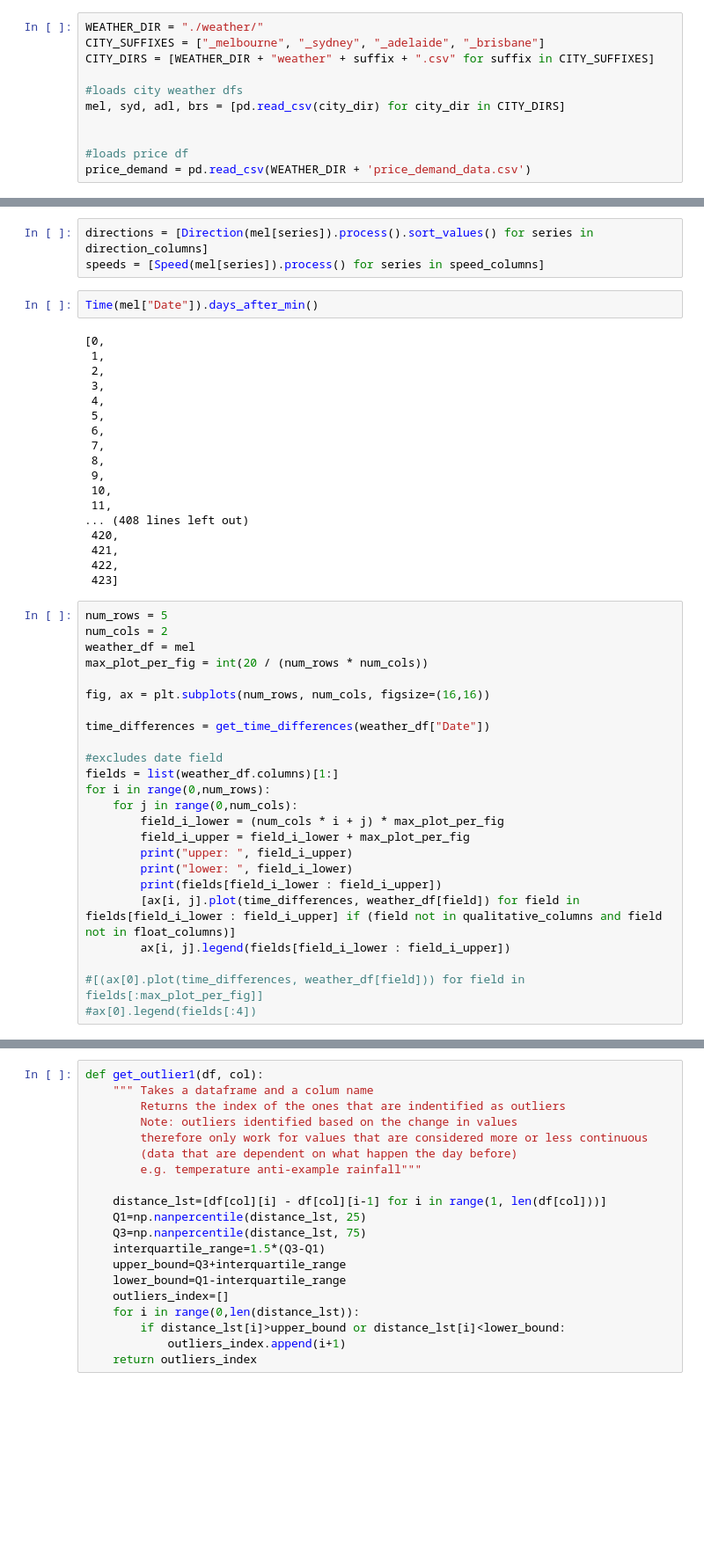
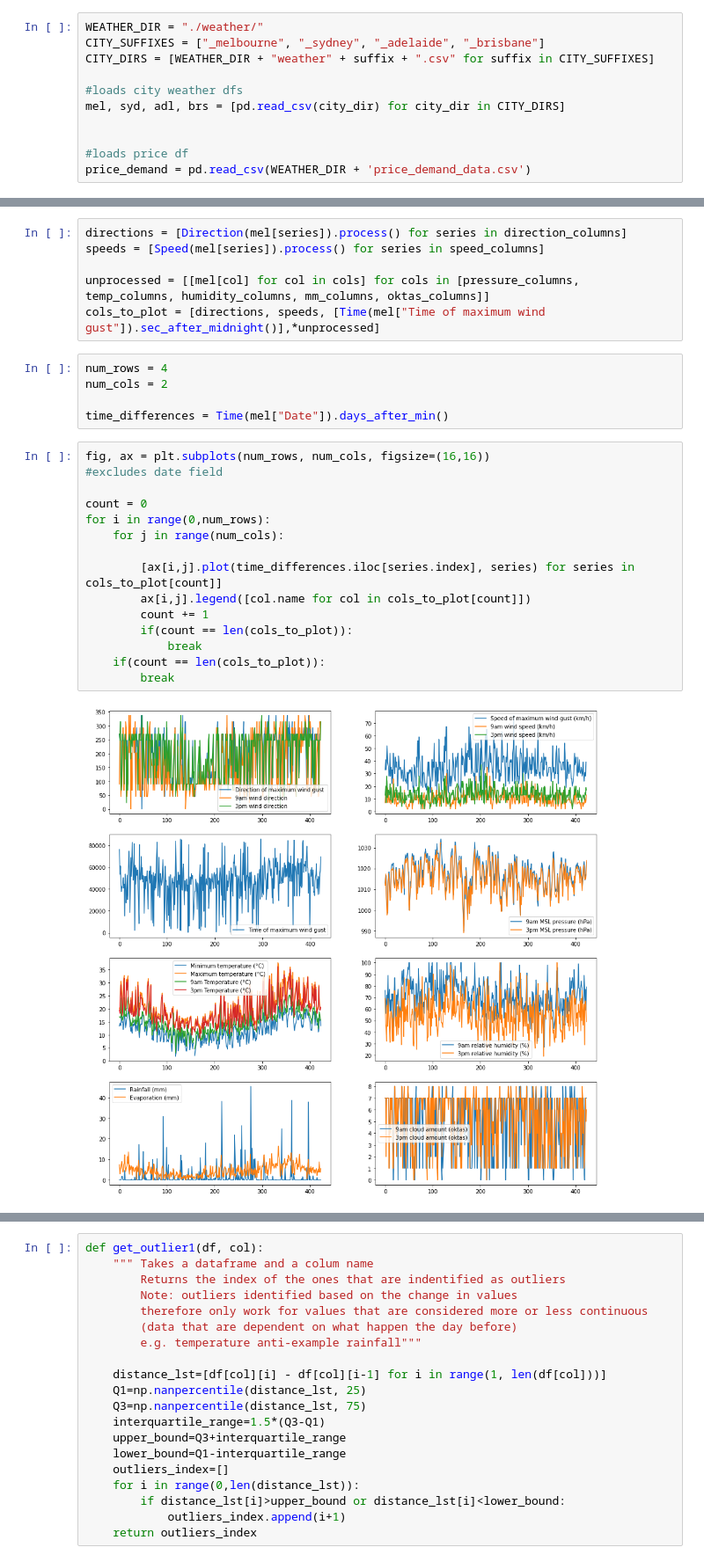
Before and after one commit to sha256yan/weather_analysis, a Jupyter notebook: Template.ipynb, the cells around one changed output, grey strips where cells are left out. Shown at 88% size. Cells and saved outputs as stored; diff of their text form; blank space fills up the shorter version.

Commit message:
ad hoc plots categorised based on their unit of measurement produced

```diff
--- a/Template.ipynb
+++ b/Template.ipynb
@@ -26,47 +62,28 @@ speed_columns = ["Speed of maximum wind gust (km/h)", "9am wind speed (km/h)", "
-# %%
-directions = [Direction(mel[series]).process().sort_values() for series in direction_columns]
-speeds = [Speed(mel[series]).process() for series in speed_columns]
-# %%
-Time(mel["Date"]).days_after_min()
-# %% [output]
-[0,
- 1,
- 2,
- 3,
- 4,
- 5,
- 6,
- 7,
- 8,
- 9,
- 10,
- 11,
-... (408 lines left out)
- 420,
- 421,
- 422,
- 423]
+# %%
+directions = [Direction(mel[series]).process() for series in direction_columns]
+speeds = [Speed(mel[series]).process() for series in speed_columns]
+
+unprocessed = [[mel[col] for col in cols] for cols in [pressure_columns, temp_columns, humidity_columns, mm_columns, oktas_columns]]
+cols_to_plot = [directions, speeds, [Time(mel["Time of maximum wind gust"]).sec_after_midnight()],*unprocessed]
+# %%
+num_rows = 4
+num_cols = 2
+
+time_differences = Time(mel["Date"]).days_after_min()
 # %%
-num_rows = 5
-num_cols = 2
-weather_df = mel
-max_plot_per_fig = int(20 / (num_rows * num_cols))
+fig, ax = plt.subplots(num_rows, num_cols, figsize=(16,16))
+#excludes date field
 
-fig, ax = plt.subplots(num_rows, num_cols, figsize=(16,16))
+count = 0
+for i in range(0,num_rows):
+    for j in range(num_cols):
 
-time_differences = get_time_differences(weather_df["Date"])
-
-#excludes date field
-fields = list(weather_df.columns)[1:]
-for i in range(0,num_rows):
-    for j in range(0,num_cols):
-        field_i_lower = (num_cols * i + j) * max_plot_per_fig
-        field_i_upper = field_i_lower + max_plot_per_fig
-        print("upper: ", field_i_upper)
-        print("lower: ", field_i_lower)
-        print(fields[field_i_lower : field_i_upper])
-        [ax[i, j].plot(time_differences, weather_df[field]) for field in fields[field_i_lower : field_i_upper] if (field not in qualitative_columns and field not in float_columns)]
-        ax[i, j].legend(fields[field_i_lower : field_i_upper])
-
-#[(ax[0].plot(time_differences, weather_df[field])) for field in fields[:max_plot_per_fig]]
-#ax[0].legend(fields[:4])
+        [ax[i,j].plot(time_differences.iloc[series.index], series) for series in cols_to_plot[count]]
+        ax[i,j].legend([col.name for col in cols_to_plot[count]])
+        count += 1
+        if(count == len(cols_to_plot)):
+            break
+    if(count == len(cols_to_plot)):
+        break
+# %% [output]
+[figure, added]
```
Also changed, not shown: parts of 3 cells of this notebook, 2 other files.
